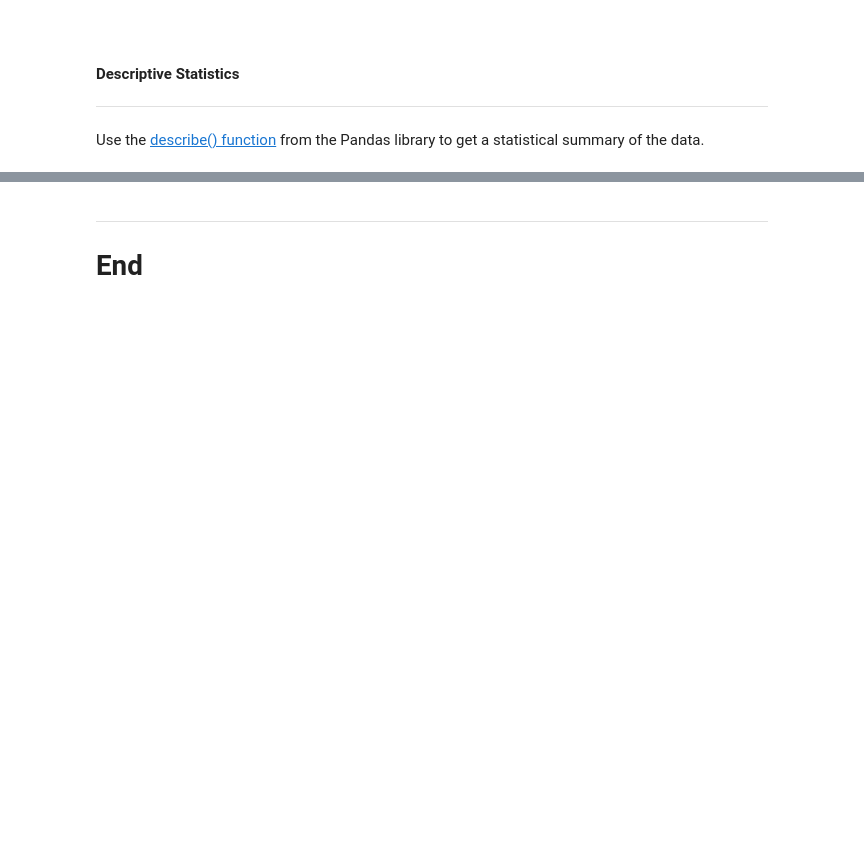
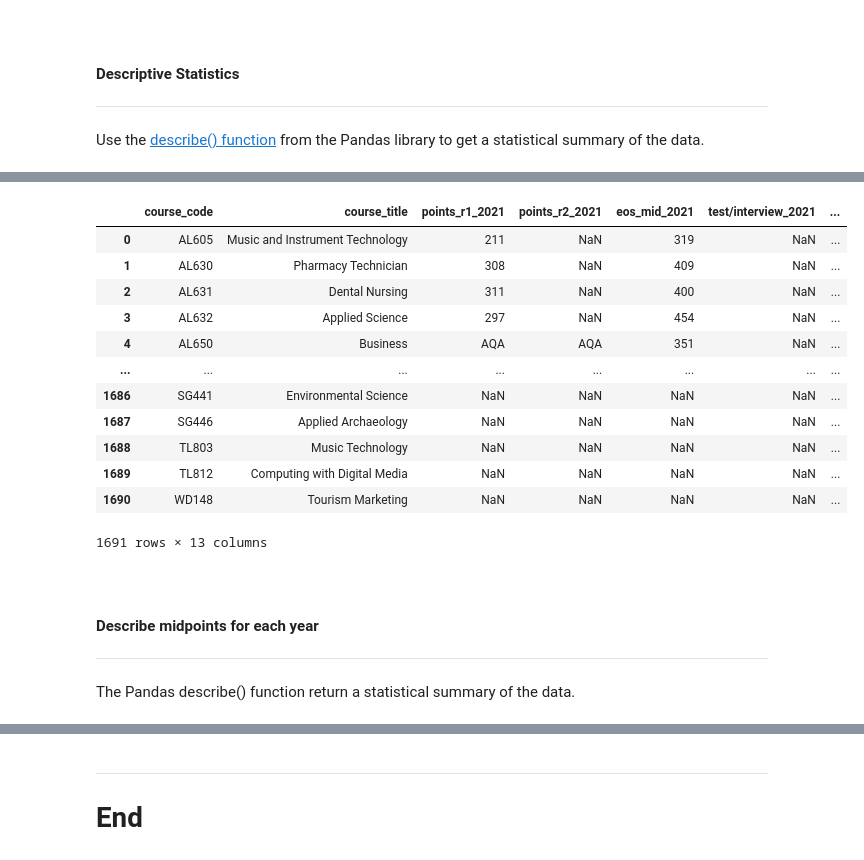
Before and after one commit to Izardo/Fundamentals_of_Data_Analysis, a Jupyter notebook: cao.ipynb, the cells around one changed output, grey strips where cells are left out. Cells and saved outputs as stored; diff of their text form; code cells hidden in the pictures; blank space fills up the shorter version.

Commit message:
Did statistical summary of midpoints data

```diff
--- a/cao.ipynb
+++ b/cao.ipynb
@@ -1094,6 +1090,8 @@ all_courses.loc[all_courses.index == 'TR263']
 
 # <center> 4. Analysis </center>
 ***
+# %%
+data = pd.read_csv('data/all_courses.csv')
 # %% [markdown]
 ### In this section we will:
 
@@ -1147,0 +1174,24 @@ all_courses.info()
+# %%
+# Check.
+data
+# %% [output]
+|  | course_code | course_title | points_r1_2021 | points_r2_2021 | eos_mid_2021 | test/interview_2021 | ... |
+| 0 | AL605 | Music and Instrument Technology | 211 | NaN | 319 | NaN | ... |
+| 1 | AL630 | Pharmacy Technician | 308 | NaN | 409 | NaN | ... |
+| 2 | AL631 | Dental Nursing | 311 | NaN | 400 | NaN | ... |
+| 3 | AL632 | Applied Science | 297 | NaN | 454 | NaN | ... |
+| 4 | AL650 | Business | AQA | AQA | 351 | NaN | ... |
+| ... | ... | ... | ... | ... | ... | ... | ... |
+| 1686 | SG441 | Environmental Science | NaN | NaN | NaN | NaN | ... |
+| 1687 | SG446 | Applied Archaeology | NaN | NaN | NaN | NaN | ... |
+| 1688 | TL803 | Music Technology | NaN | NaN | NaN | NaN | ... |
+| 1689 | TL812 | Computing with Digital Media | NaN | NaN | NaN | NaN | ... |
+| 1690 | WD148 | Tourism Marketing | NaN | NaN | NaN | NaN | ... |
+1691 rows × 13 columns
+# %% [markdown]
+<br>
+
+#### Describe midpoints for each year
+***
+# %% [markdown]
+The Pandas describe() function return a statistical summary of the data.
```
Also changed, not shown: parts of 18 cells of this notebook.
